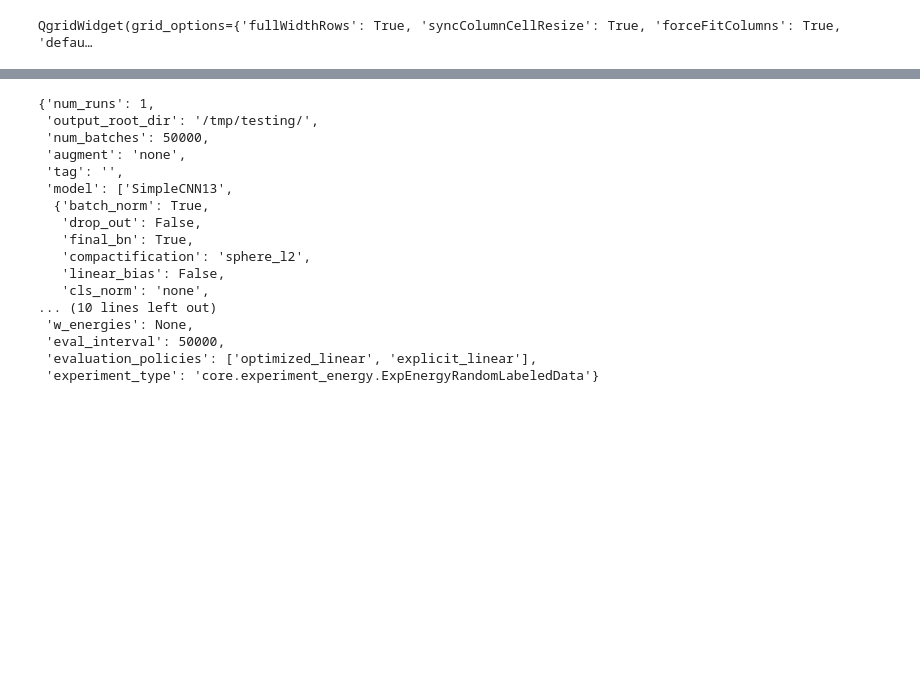
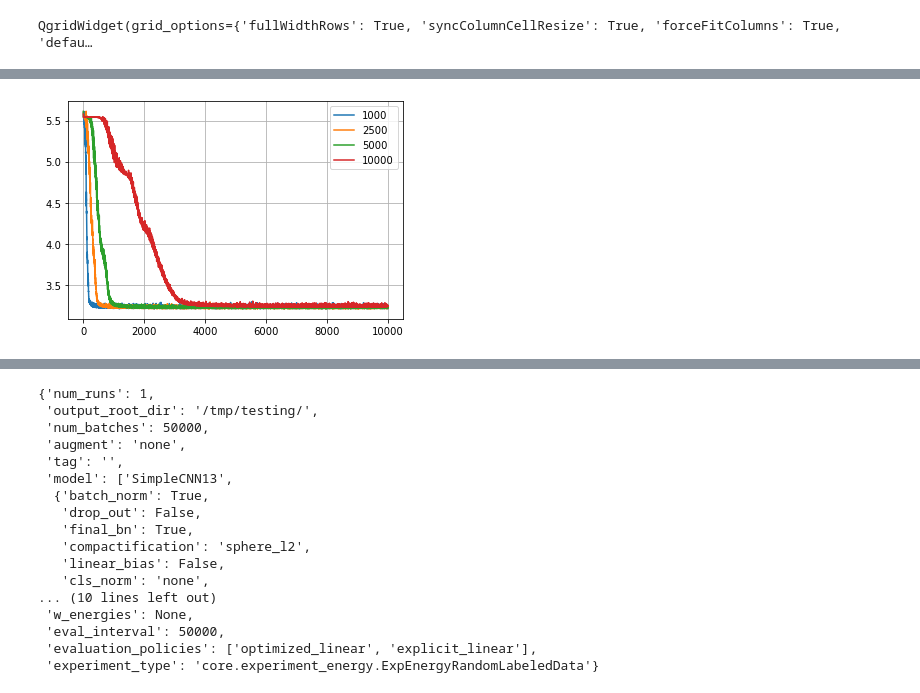
Before and after one commit to plus-rkwitt/py_supcon_vs_ce, a Jupyter notebook: explore_results.ipynb, the cells around one changed output, grey strips where cells are left out. Saved outputs shown, nothing was run; the diff lists cells and outputs as text; code cells hidden in the pictures; blank space fills up the shorter version.

```diff
--- a/explore_results.ipynb
+++ b/explore_results.ipynb
@@ -213,0 +212,4 @@ plt_losses(-3, from_batch_i=0)
+# %%
+plt_loss_from_multiple_exp([7, 8, 9, 10], 'batch_SupConLoss', labeler=lambda x: x.experiment_args['num_samples'], from_batch_i=0)
+# %% [output]
+[figure, added]
```
Also changed, not shown: parts of 21 cells of this notebook, 10 other files.
